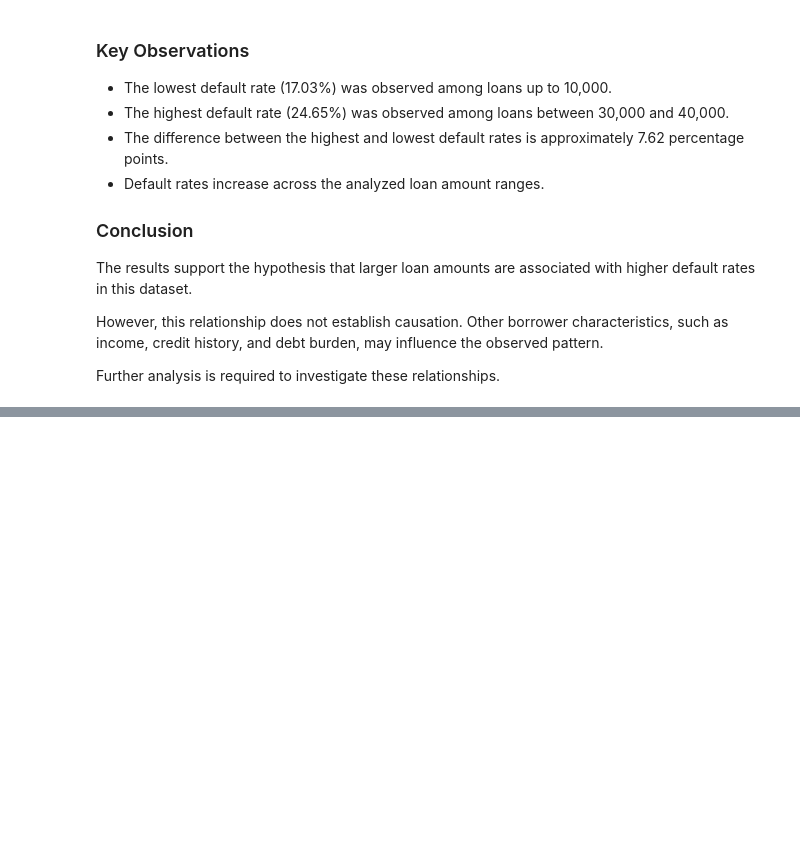
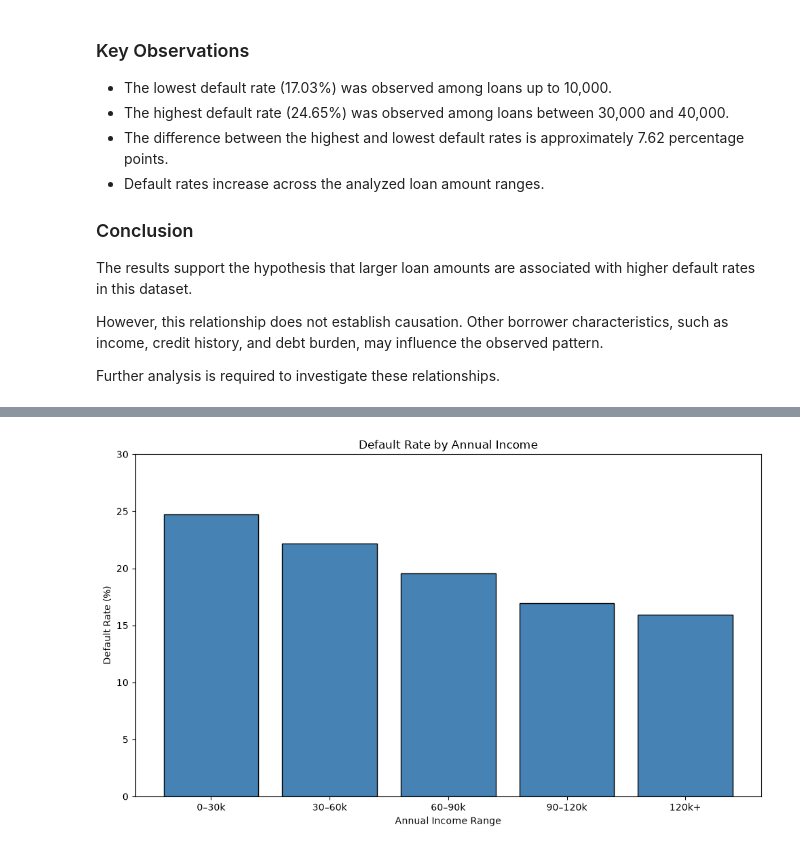
Before and after one commit to MAdcuzamnot/credit-scoring-ml, a Jupyter notebook: notebooks/01_EDA.ipynb, the cells around one changed output, grey strips where cells are left out. Saved outputs shown, nothing was run; the diff lists cells and outputs as text; code cells hidden in the pictures; blank space fills up the shorter version.

```diff
--- a/notebooks/01_EDA.ipynb
+++ b/notebooks/01_EDA.ipynb
@@ -498,0 +590,16 @@ Further analysis is required to investigate these relationships.
+# %%
+income_groups = pd.cut(
+    df["annual_inc"],
+    bins=[-1, 30000, 60000, 90000, 120000, float("inf")]
+)
+
+income_default_stats = df.groupby(
+    income_groups,
+    observed=True
+)["default"].agg(["count", "mean"])
+
+income_default_stats["default_rate_pct"] = (
+    income_default_stats["mean"] * 100
+)
+
+income_default_stats
@@ -498,0 +622,28 @@ Further analysis is required to investigate these relationships.
+# %%
+income_labels = [
+    "0–30k",
+    "30–60k",
+    "60–90k",
+    "90–120k",
+    "120k+"
+]
+
+plt.figure(figsize=(10, 6))
+
+plt.bar(
+    income_labels,
+    income_default_stats["default_rate_pct"],
+    color="steelblue",
+    edgecolor="black"
+)
+
+plt.title("Default Rate by Annual Income")
+plt.xlabel("Annual Income Range")
+plt.ylabel("Default Rate (%)")
+
+plt.ylim(0, 30)
+
+plt.tight_layout()
+plt.show()
+# %% [output]
+[figure, added]
```
Also changed, not shown: parts of 26 cells of this notebook.
